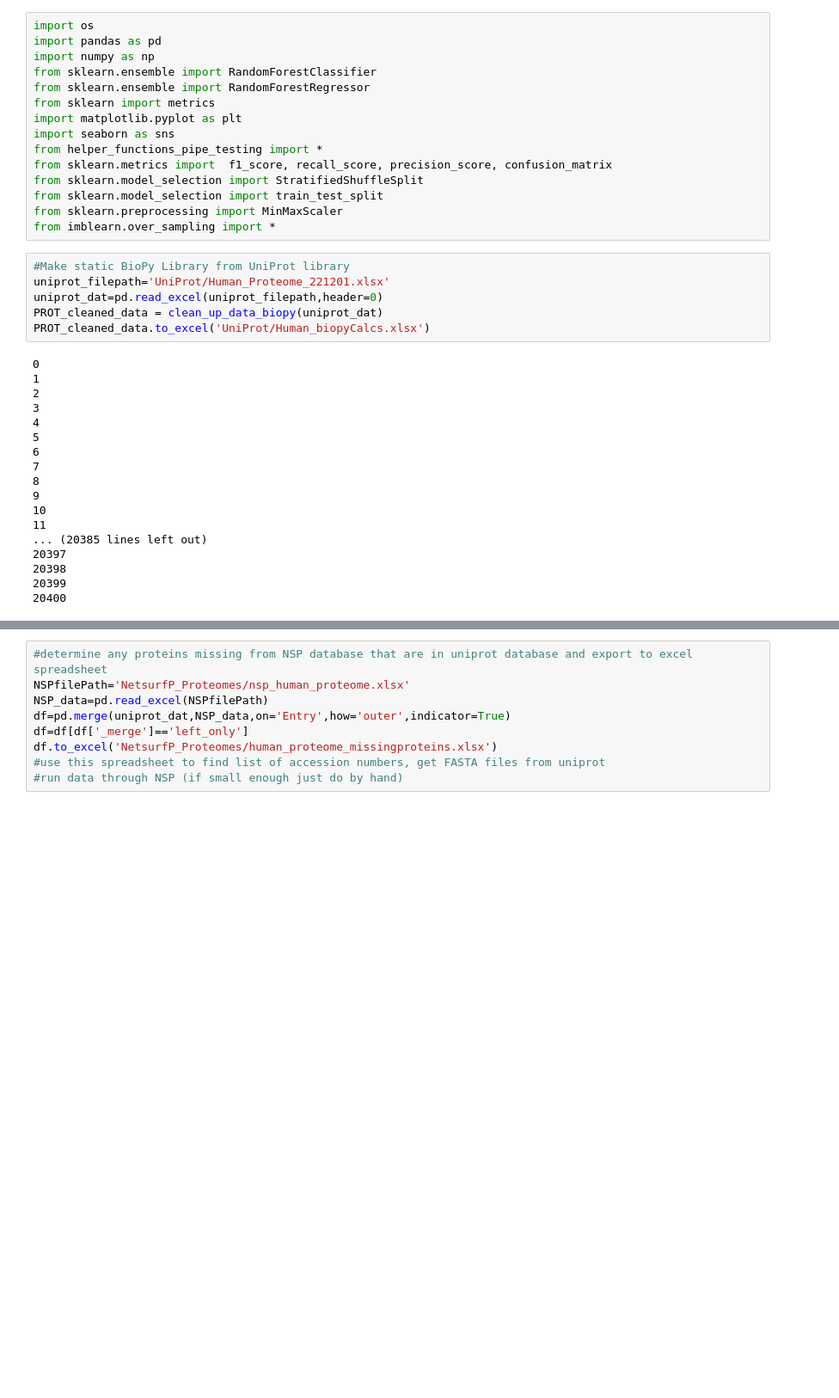
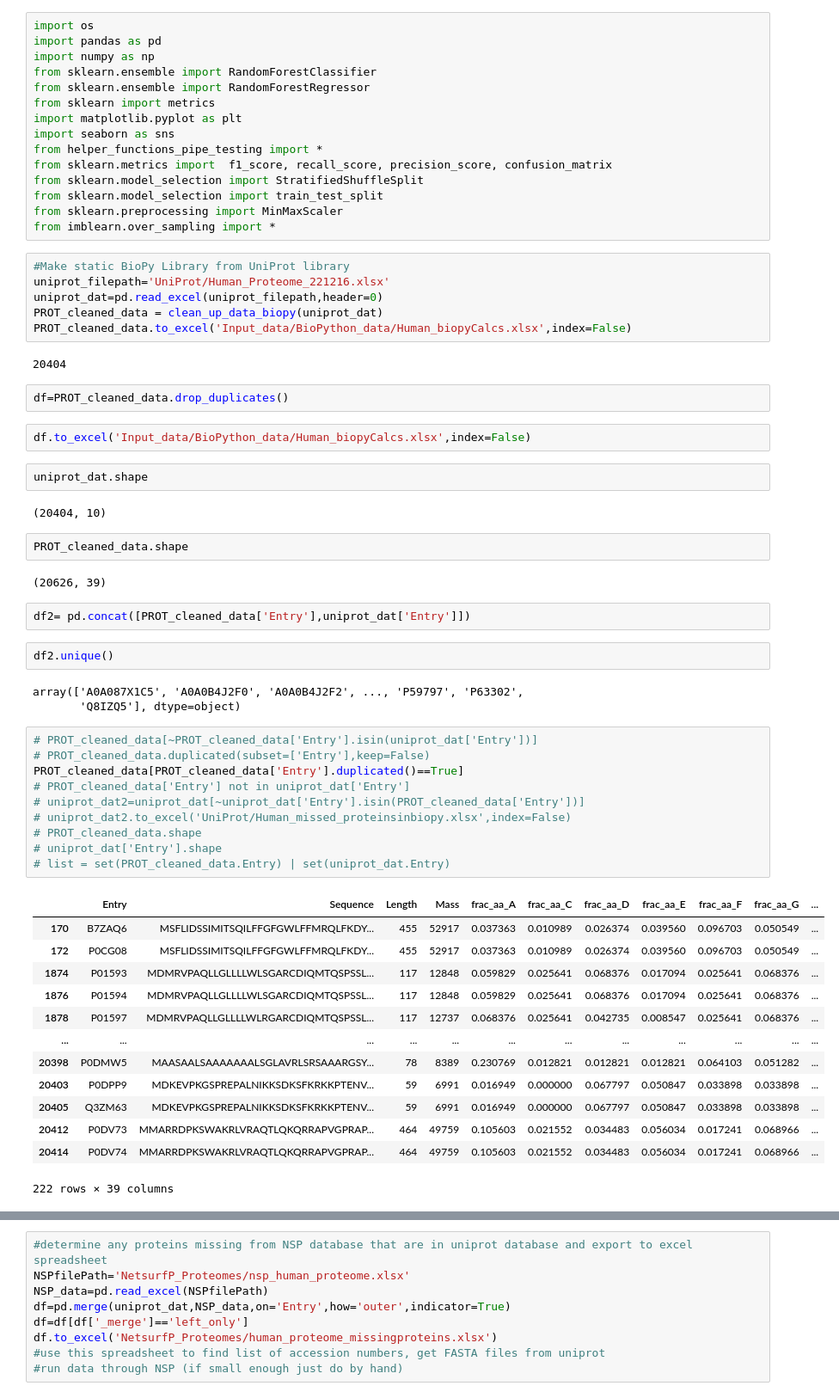
Before and after one commit to karst-poulsen/PC_ML_using_NSP, a Jupyter notebook: StaticLibraryCleaning.ipynb, the cells around one changed output, grey strips where cells are left out. Shown at 86% size. Saved outputs shown, nothing was run; the diff lists cells and outputs as text; blank space fills up the shorter version.

```diff
--- a/StaticLibraryCleaning.ipynb
+++ b/StaticLibraryCleaning.ipynb
@@ -15,25 +15,52 @@ from sklearn.preprocessing import MinMaxScaler
 from imblearn.over_sampling import *
 # %%
 #Make static BioPy Library from UniProt library
-uniprot_filepath='UniProt/Human_Proteome_221201.xlsx'
+uniprot_filepath='UniProt/Human_Proteome_221216.xlsx'
 uniprot_dat=pd.read_excel(uniprot_filepath,header=0)
 PROT_cleaned_data = clean_up_data_biopy(uniprot_dat)
-PROT_cleaned_data.to_excel('UniProt/Human_biopyCalcs.xlsx')
+PROT_cleaned_data.to_excel('Input_data/BioPython_data/Human_biopyCalcs.xlsx',index=False)
 # %% [output]
-0
-1
-2
-3
-4
-5
-6
-7
-8
-9
-10
-11
-... (20385 lines left out)
-20397
-20398
-20399
-20400
+20404
+# %%
+df=PROT_cleaned_data.drop_duplicates()
+# %%
+df.to_excel('Input_data/BioPython_data/Human_biopyCalcs.xlsx',index=False)
+# %%
+uniprot_dat.shape
+# %% [output]
+(20404, 10)
+# %%
+PROT_cleaned_data.shape
+# %% [output]
+(20626, 39)
+# %%
+df2= pd.concat([PROT_cleaned_data['Entry'],uniprot_dat['Entry']])
+# %%
+df2.unique()
+# %% [output]
+array(['A0A087X1C5', 'A0A0B4J2F0', 'A0A0B4J2F2', ..., 'P59797', 'P63302',
+       'Q8IZQ5'], dtype=object)
+# %%
+# PROT_cleaned_data[~PROT_cleaned_data['Entry'].isin(uniprot_dat['Entry'])]
+# PROT_cleaned_data.duplicated(subset=['Entry'],keep=False)
+PROT_cleaned_data[PROT_cleaned_data['Entry'].duplicated()==True]
+# PROT_cleaned_data['Entry'] not in uniprot_dat['Entry']
+# uniprot_dat2=uniprot_dat[~uniprot_dat['Entry'].isin(PROT_cleaned_data['Entry'])]
+# uniprot_dat2.to_excel('UniProt/Human_missed_proteinsinbiopy.xlsx',index=False)
+# PROT_cleaned_data.shape
+# uniprot_dat['Entry'].shape
+# list = set(PROT_cleaned_data.Entry) | set(uniprot_dat.Entry)
+# %% [output]
+|  | Entry | Sequence | Length | Mass | frac_aa_A | frac_aa_C | frac_aa_D | frac_aa_E | frac_aa_F | frac_aa_G | ... |
+| 170 | B7ZAQ6 | MSFLIDSSIMITSQILFFGFGWLFFMRQLFKDY... | 455 | 52917 | 0.037363 | 0.010989 | 0.026374 | 0.039560 | 0.096703 | 0.050549 | ... |
+| 172 | P0CG08 | MSFLIDSSIMITSQILFFGFGWLFFMRQLFKDY... | 455 | 52917 | 0.037363 | 0.010989 | 0.026374 | 0.039560 | 0.096703 | 0.050549 | ... |
+| 1874 | P01593 | MDMRVPAQLLGLLLLWLSGARCDIQMTQSPSSL... | 117 | 12848 | 0.059829 | 0.025641 | 0.068376 | 0.017094 | 0.025641 | 0.068376 | ... |
+| 1876 | P01594 | MDMRVPAQLLGLLLLWLSGARCDIQMTQSPSSL... | 117 | 12848 | 0.059829 | 0.025641 | 0.068376 | 0.017094 | 0.025641 | 0.068376 | ... |
+| 1878 | P01597 | MDMRVPAQLLGLLLLWLRGARCDIQMTQSPSSL... | 117 | 12737 | 0.068376 | 0.025641 | 0.042735 | 0.008547 | 0.025641 | 0.068376 | ... |
+| ... | ... | ... | ... | ... | ... | ... | ... | ... | ... | ... | ... |
+| 20398 | P0DMW5 | MAASAALSAAAAAAALSGLAVRLSRSAAARGSY... | 78 | 8389 | 0.230769 | 0.012821 | 0.012821 | 0.012821 | 0.064103 | 0.051282 | ... |
+| 20403 | P0DPP9 | MDKEVPKGSPREPALNIKKSDKSFKRKKPTENV... | 59 | 6991 | 0.016949 | 0.000000 | 0.067797 | 0.050847 | 0.033898 | 0.033898 | ... |
+| 20405 | Q3ZM63 | MDKEVPKGSPREPALNIKKSDKSFKRKKPTENV... | 59 | 6991 | 0.016949 | 0.000000 | 0.067797 | 0.050847 | 0.033898 | 0.033898 | ... |
+| 20412 | P0DV73 | MMARRDPKSWAKRLVRAQTLQKQRRAPVGPRAP... | 464 | 49759 | 0.105603 | 0.021552 | 0.034483 | 0.056034 | 0.017241 | 0.068966 | ... |
+| 20414 | P0DV74 | MMARRDPKSWAKRLVRAQTLQKQRRAPVGPRAP... | 464 | 49759 | 0.105603 | 0.021552 | 0.034483 | 0.056034 | 0.017241 | 0.068966 | ... |
+222 rows × 39 columns
```
Also changed, not shown: parts of 9 cells of this notebook, 7 other files.
